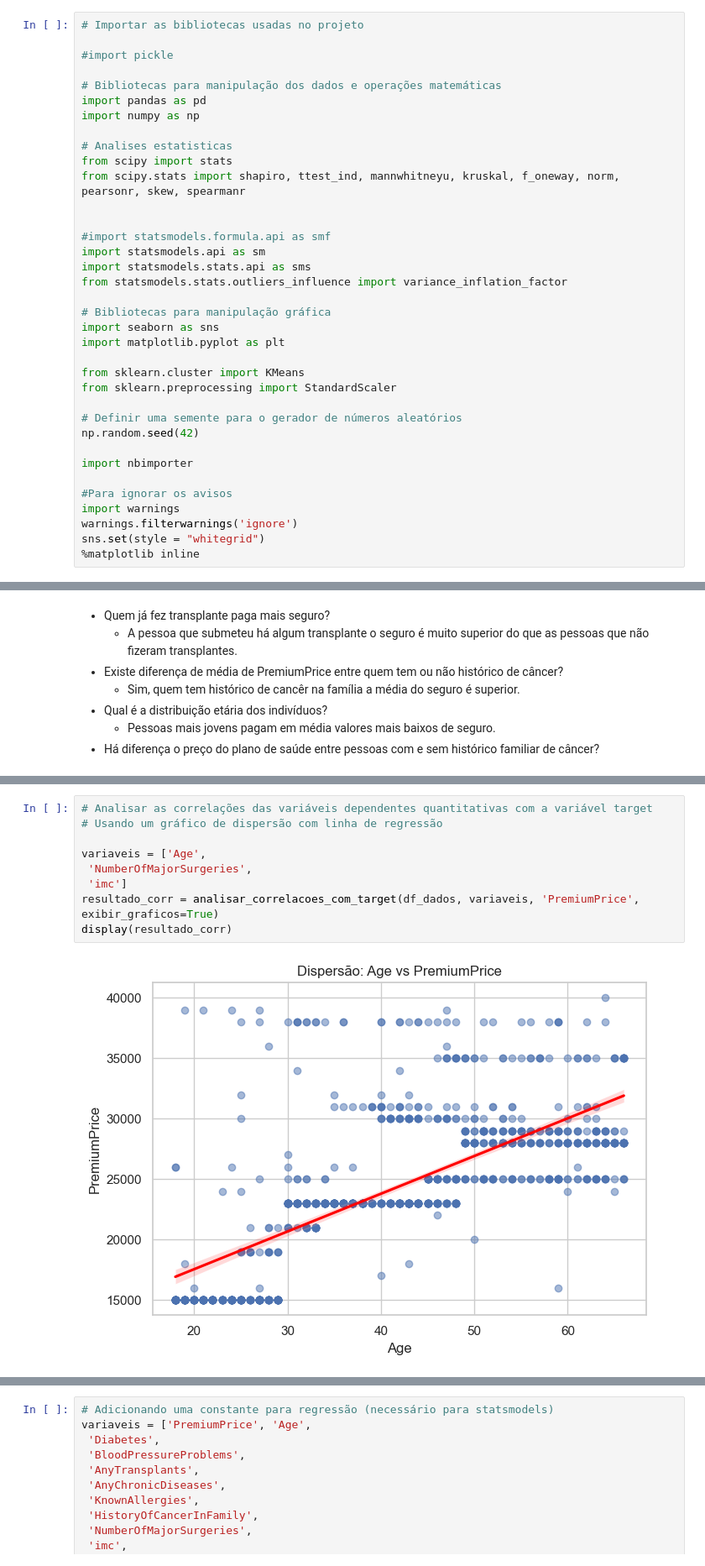
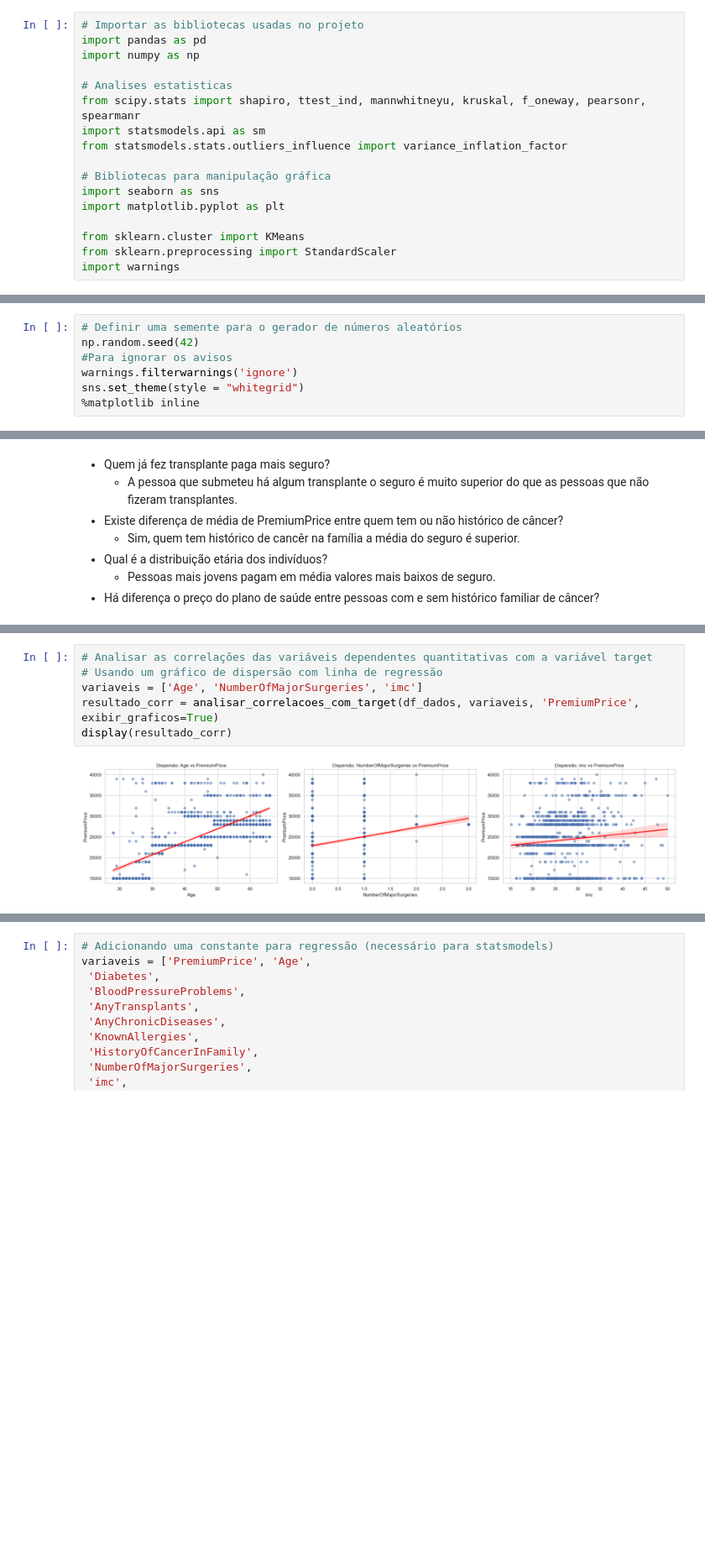
Before and after one commit to robsoncalixto/fiap-tech-challenge-01, a Jupyter notebook: Tech_Challenge_Analise.ipynb, the cells around one changed output, grey strips where cells are left out. Shown at 84% size. Saved outputs shown, nothing was run; the diff lists cells and outputs as text; blank space fills up the shorter version.

```diff
--- a/Tech_Challenge_Analise.ipynb
+++ b/Tech_Challenge_Analise.ipynb
@@ -96,21 +92,12 @@ Multicolinearidade:
 - Avaliar com: matriz de correlação + VIF (Variance Inflation Factor)
 # %%
 # Importar as bibliotecas usadas no projeto
-
-#import pickle
-
-# Bibliotecas para manipulação dos dados e operações matemáticas
 import pandas as pd
 import numpy as np
 
 # Analises estatisticas
-from scipy import stats
-from scipy.stats import shapiro, ttest_ind, mannwhitneyu, kruskal, f_oneway, norm, pearsonr, skew, spearmanr
-
-
-#import statsmodels.formula.api as smf
+from scipy.stats import shapiro, ttest_ind, mannwhitneyu, kruskal, f_oneway, pearsonr, spearmanr
 import statsmodels.api as sm
-import statsmodels.stats.api as sms
 from statsmodels.stats.outliers_influence import variance_inflation_factor
 
 # Bibliotecas para manipulação gráfica
@@ -119,14 +106,4 @@ import matplotlib.pyplot as plt
 
 from sklearn.cluster import KMeans
 from sklearn.preprocessing import StandardScaler
-
-# Definir uma semente para o gerador de números aleatórios
-np.random.seed(42)
-
-import nbimporter
-
-#Para ignorar os avisos
 import warnings
-warnings.filterwarnings('ignore')
-sns.set(style = "whitegrid")
-%matplotlib inline
@@ -133,3 +112,10 @@ sns.set(style = "whitegrid")
+# %%
+# Definir uma semente para o gerador de números aleatórios
+np.random.seed(42)
+#Para ignorar os avisos
+warnings.filterwarnings('ignore')
+sns.set_theme(style = "whitegrid")
+%matplotlib inline
 # %%
 # Versão da Linguagem Python
 from platform import python_version
@@ -1000,11 +932,8 @@ plt.show()
 # %%
 # Analisar as correlações das variáveis dependentes quantitativas com a variável target
 # Usando um gráfico de dispersão com linha de regressão
-
-variaveis = ['Age',
- 'NumberOfMajorSurgeries',
- 'imc']
+variaveis = ['Age', 'NumberOfMajorSurgeries', 'imc']
 resultado_corr = analisar_correlacoes_com_target(df_dados, variaveis, 'PremiumPrice', exibir_graficos=True)
 display(resultado_corr)
 # %% [output]
-[figure, old version]
+[figure, new version]
```
Also changed, not shown: parts of 55 cells of this notebook, 3 other files.
